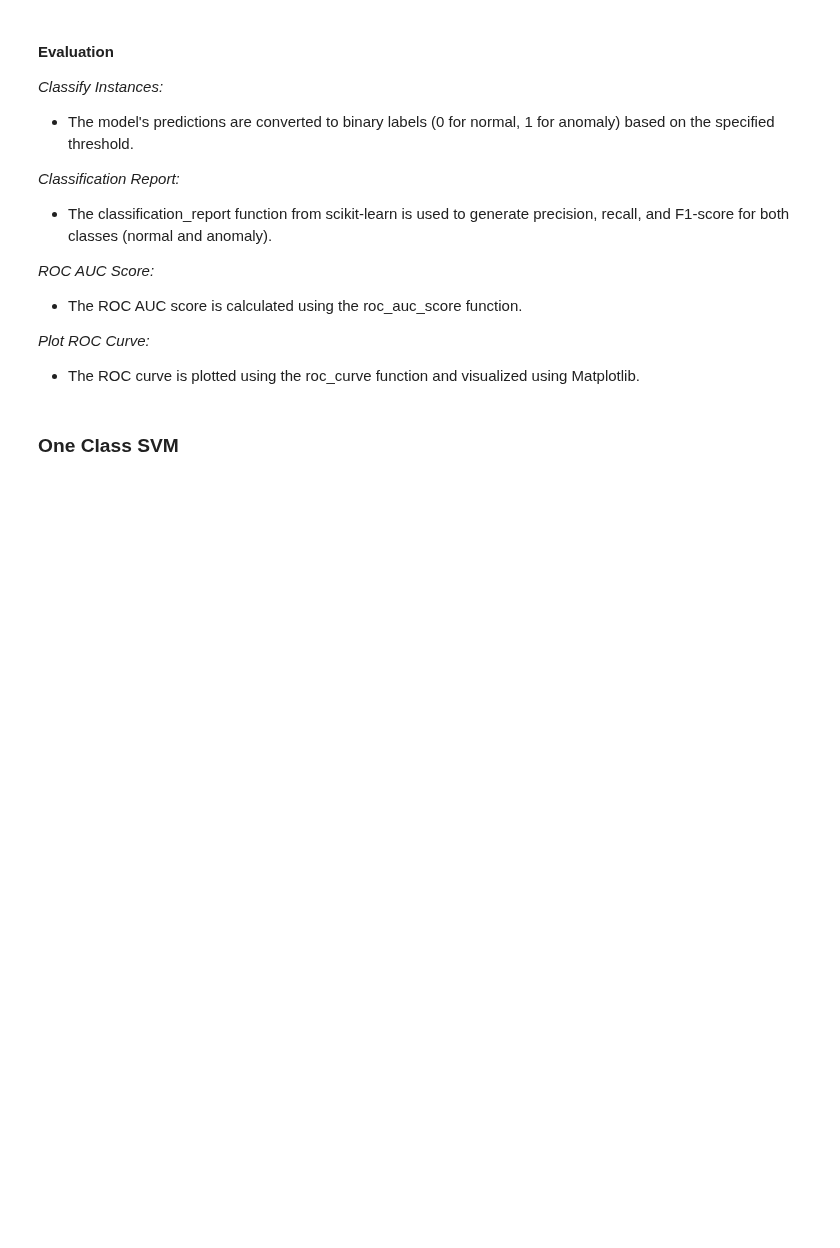
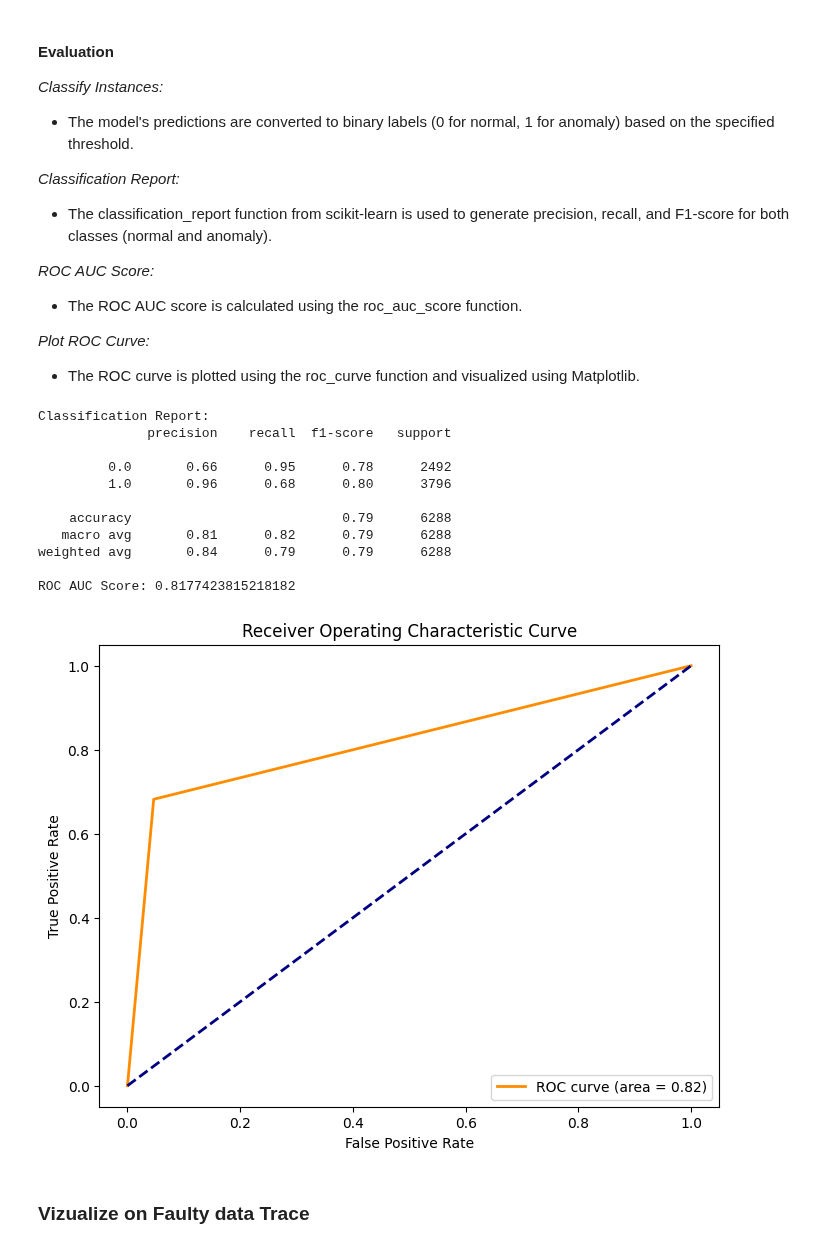
Before and after one commit to saurabh-2905/var-diag, a Jupyter notebook: detection method/nn based/timeseries.ipynb, the cells around one changed output. Cells and saved outputs as stored; diff of their text form; code cells hidden in the pictures; blank space fills up the shorter version.

Commit message:
lstm implementation

```diff
--- a/detection method/nn based/timeseries.ipynb
+++ b/detection method/nn based/timeseries.ipynb
@@ -159,0 +248,11 @@ print("Anomalies Detected Indices:", anomalies_detected)
+# %%
+######## Train model ############
+
+# Build the LSTM model
+model = Sequential()
+model.add(LSTM(128, input_shape=(X_train.shape[1], X_train.shape[2])))  # Adjust the number of units based on your data
+model.add(Dense(X_train.shape[2]))
+model.compile(optimizer='adam', loss='mean_squared_error')
+
+# Train the model on 'normal' subtraces
+model.fit(X_train, y_train, epochs=40, batch_size=32, verbose=2)
@@ -159,0 +284,20 @@ print("Anomalies Detected Indices:", anomalies_detected)
+# %%
+# ### make prediction on X_test files individually
+# predictions = []
+# for i in range(len(X_test)):
+#     predictions += [model.predict(X_test[i].reshape(1, X_test[i].shape[0], X_test[i].shape[1]))]
+
+# Make predictions on 'anomalies' subtraces
+anomalies_predictions = model.predict(X_test)
+# print("Anomalies Predictions:", anomalies_predictions)
+print("Anomalies Predictions Shape:", anomalies_predictions.shape)
+
+# Calculate reconstruction error for each prediction
+mse_anomalies = np.mean(np.square(y_test - anomalies_predictions), axis=1)
+print(f"Mean Squared Errors on Anomalies: {mse_anomalies}")
+
+# Set a threshold for anomaly detection based on the reconstruction error
+threshold = 0.0012  # Adjust based on your data
+# anomalies_detected = np.where(mse_anomalies > threshold)[0]
+anomalies_detected = np.where(mse_anomalies > threshold, 1, 0)
+print("Anomalies Detected Indices:", anomalies_detected)
@@ -178,25 +333,37 @@ _Plot ROC Curve:_
 # %%
 from sklearn.metrics import classification_report, roc_auc_score, roc_curve
 import matplotlib.pyplot as plt
 
 predictions = anomalies_detected
+# predictions = np.where(mse_anomalies > threshold, 1, 0)
 # Evaluate the model
 print("Classification Report:")
-print(classification_report(y_test, predictions))
+print(classification_report(y_test_labels, predictions))
 
 # Calculate and print the ROC AUC score
-roc_auc = roc_auc_score(y_test, mse_anomalies)
+roc_auc = roc_auc_score(y_test_labels, predictions)
 print(f"ROC AUC Score: {roc_auc}")
 
 # Plot ROC curve
-fpr, tpr, _ = roc_curve(y_test, mse_anomalies)
+fpr, tpr, _ = roc_curve(y_test_labels, predictions)
 plt.figure(figsize=(8, 6))
 plt.plot(fpr, tpr, color='darkorange', lw=2, label='ROC curve (area = {:.2f})'.format(roc_auc))
 plt.plot([0, 1], [0, 1], color='navy', lw=2, linestyle='--')
 plt.xlabel('False Positive Rate')
 plt.ylabel('True Positive Rate')
 plt.title('Receiver Operating Characteristic Curve')
 plt.legend(loc='lower right')
 plt.show()
+# %% [output]
+Classification Report:
+              precision    recall  f1-score   support
+
+         0.0       0.66      0.95      0.78      2492
+         1.0       0.96      0.68      0.80      3796
+
+    accuracy                           0.79      6288
+   macro avg       0.81      0.82      0.79      6288
+weighted avg       0.84      0.79      0.79      6288
+
+ROC AUC Score: 0.8177423815218182
+[figure, added]
-# %% [markdown]
-### One Class SVM
@@ -251,0 +370,2 @@ print("ROC AUC Score:", roc_auc)
+# %% [markdown]
+### Vizualize on Faulty data Trace
```
Also changed, not shown: parts of 15 cells of this notebook.
